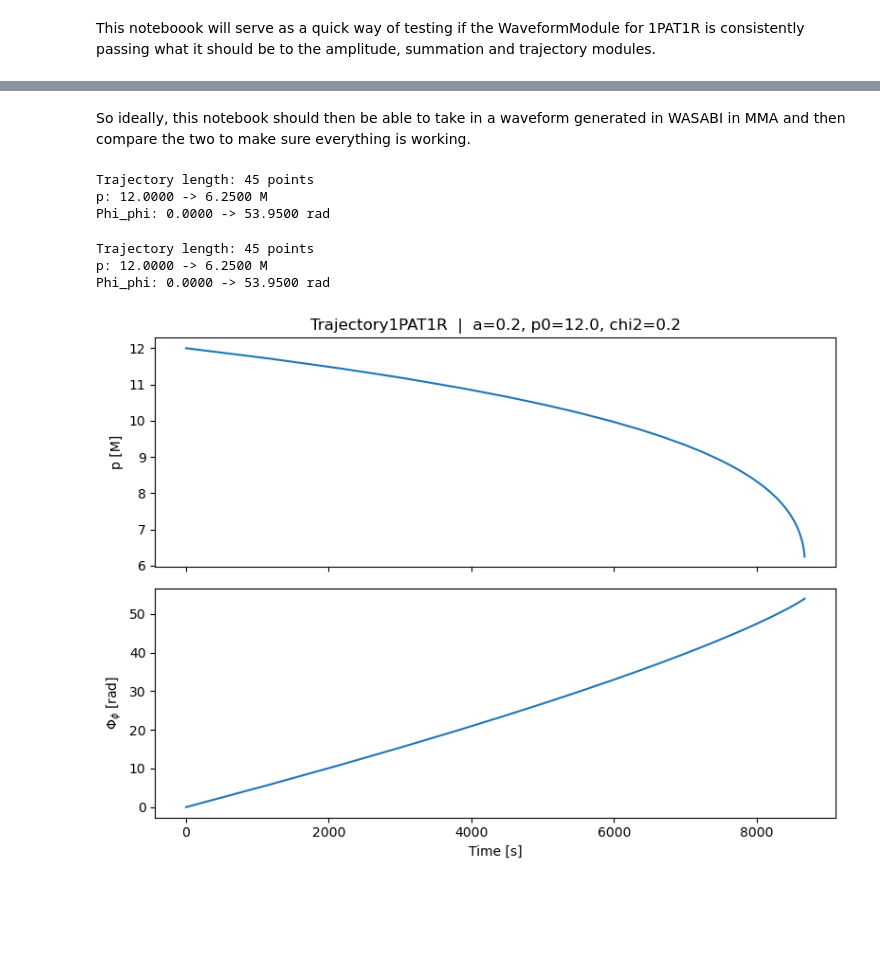
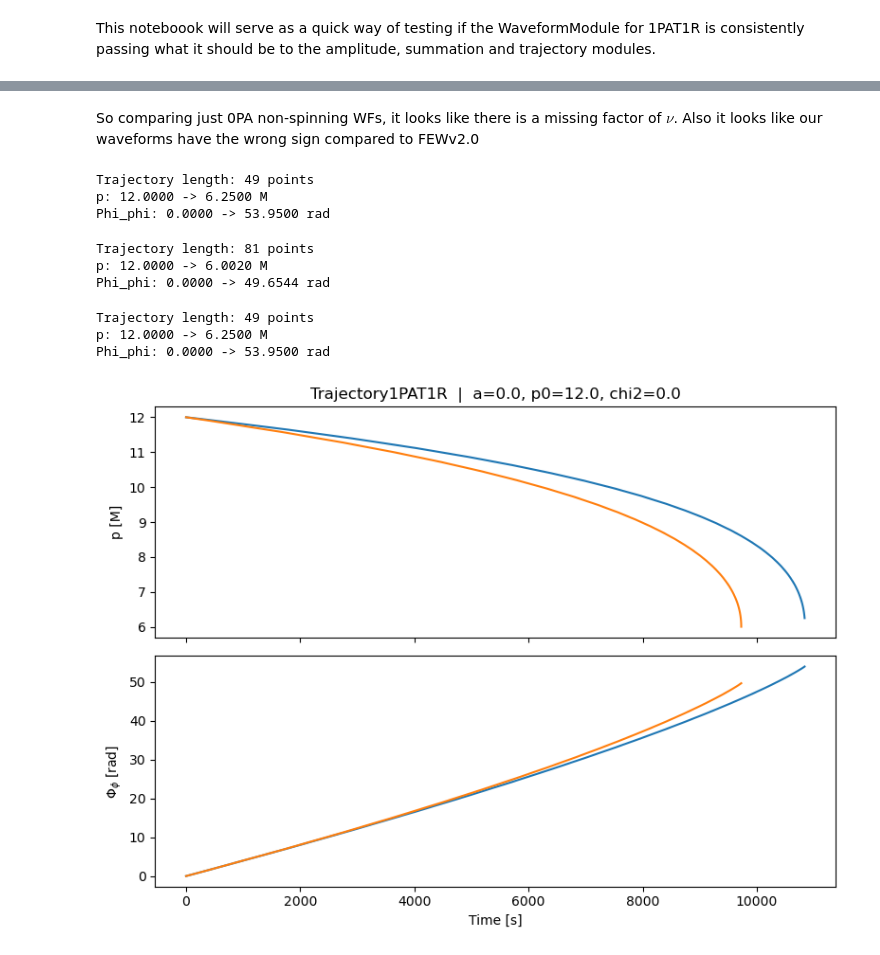
Before and after one commit to joshbmat/Few_1PAT1R_Scripts, a Jupyter notebook: WaveformModule/TestWaveformModule.ipynb, the cells around one changed output, grey strips where cells are left out. Saved outputs shown, nothing was run; the diff lists cells and outputs as text; code cells hidden in the pictures; blank space fills up the shorter version.

Commit message:
Added comparison with KerrEccEqFlux

```diff
--- a/WaveformModule/TestWaveformModule.ipynb
+++ b/WaveformModule/TestWaveformModule.ipynb
@@ -9,12 +9,12 @@ from few.waveform import Waveform1PAT1R
 # %%
 # --- Define Parameters ---
 m1 = 1e6       # primary mass [solar masses]
-m2 = 10.0      # secondary mass [solar masses]
-a  = 0.2       # primary spin chi1 (dimensionless)
+m2 = 1e6/4      # secondary mass [solar masses]
+a  = 0.0       # primary spin chi1 (dimensionless)
 p0 = 12.0      # initial orbital separation [M]
 theta = np.pi / 3.0   # polar viewing angle [rad]
 phi   = 0.0           # azimuthal viewing angle [rad]
-chi2  = 0.2           # secondary spin
+chi2  = 0.0           # secondary spin
 
 dt = 5.   # time step [s]
 T  = 1    # total duration [yr]
@@ -47,19 +73,19 @@ plt.show()
 # %% [markdown]
-So ideally, this notebook should then be able to take in a waveform generated in WASABI in MMA and then compare the two to make sure everything is working.
+So comparing just 0PA non-spinning WFs, it looks like there is a missing factor of $\nu$. Also it looks like our waveforms have the wrong sign compared to FEWv2.0
 # %%
 from few.trajectory.ode.IPAT1R import Trajectory1PAT1R
 # %%
 from few.trajectory.inspiral import EMRIInspiral
 
 # Trajectory1PAT1R is an ODE RHS — it must be driven by EMRIInspiral
-traj = EMRIInspiral(func=Trajectory1PAT1R)
+traj1PA = EMRIInspiral(func=Trajectory1PAT1R)
 
 # EMRIInspiral expects: (m1, m2, a, p0, e0, xI, *extra_args, T=, dt=)
 #   a    = chi1 (primary spin)
 #   e0   = 0.0  (circular)
 #   xI   = 1.0  (equatorial prograde)
 #   chi2 = first extra arg -> additional_args[0] in Trajectory1PAT1R
-t, p, e, xI_traj, Phi_phi, Phi_theta, Phi_r = traj(
+t, p, e, xI_traj, Phi_phi, Phi_theta, Phi_r = traj1PA(
     m1, m2,
     a,        # chi1 (primary spin)
     p0,
@@ -74,6 +100,6 @@ print(f"Trajectory length: {len(t)} points")
 print(f"p: {p[0]:.4f} -> {p[-1]:.4f} M")
 print(f"Phi_phi: {Phi_phi[0]:.4f} -> {Phi_phi[-1]:.4f} rad")
 # %% [output]
-Trajectory length: 45 points
+Trajectory length: 49 points
 p: 12.0000 -> 6.2500 M
 Phi_phi: 0.0000 -> 53.9500 rad
@@ -80,19 +108,42 @@ Phi_phi: 0.0000 -> 53.9500 rad
+# %%
+traj0PA = EMRIInspiral(func=KerrEccEqFlux)
+
+
+t2, p2, e2, xI_traj, Phi_phi2, Phi_theta2, Phi_r2 = traj0PA(
+    m1, m2,
+    a,        # chi1 (primary spin)
+    p0,
+    0.0,      # e0: circular
+    1.0,      # xI: equatorial prograde
+    T=T,
+    dt=dt,
+)
+
+print(f"Trajectory length: {len(t2)} points")
+print(f"p: {p2[0]:.4f} -> {p2[-1]:.4f} M")
+print(f"Phi_phi: {Phi_phi2[0]:.4f} -> {Phi_phi2[-1]:.4f} rad")
+# %% [output]
+Trajectory length: 81 points
+p: 12.0000 -> 6.0020 M
+Phi_phi: 0.0000 -> 49.6544 rad
 # %%
 print(f"Trajectory length: {len(t)} points")
 print(f"p: {p[0]:.4f} -> {p[-1]:.4f} M")
 print(f"Phi_phi: {Phi_phi[0]:.4f} -> {Phi_phi[-1]:.4f} rad")
 
 fig, axes = plt.subplots(2, 1, figsize=(8, 6), sharex=True)
 axes[0].plot(t, p)
+axes[0].plot(t2, p2)
 axes[0].set_ylabel("p [M]")
 axes[0].set_title(f"Trajectory1PAT1R  |  a={a}, p0={p0}, chi2={chi2}")
 axes[1].plot(t, Phi_phi)
+axes[1].plot(t2, Phi_phi2)
 axes[1].set_ylabel(r"$\Phi_\phi$ [rad]")
 axes[1].set_xlabel("Time [s]")
 plt.tight_layout()
 plt.show()
 # %% [output]
-Trajectory length: 45 points
+Trajectory length: 49 points
 p: 12.0000 -> 6.2500 M
 Phi_phi: 0.0000 -> 53.9500 rad
-[figure, old version]
+[figure, new version]
```
Also changed, not shown: parts of 6 cells of this notebook.
